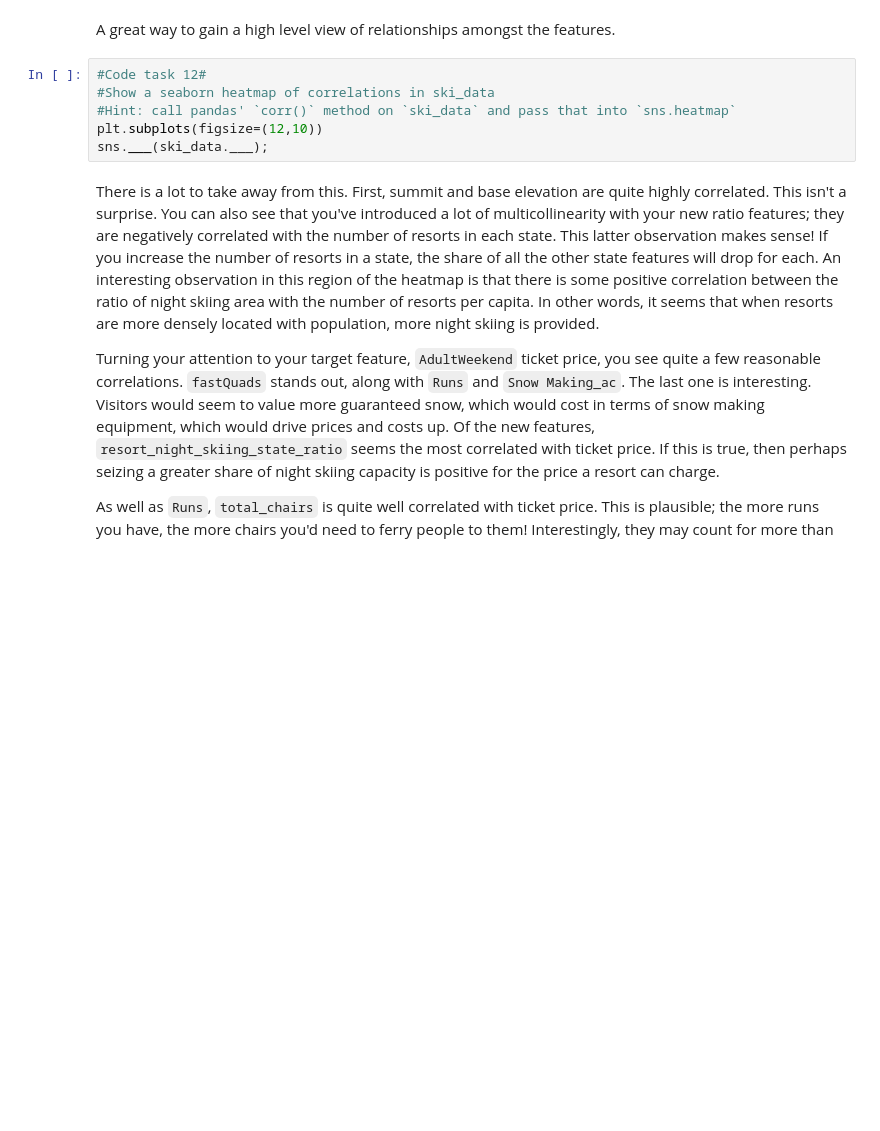
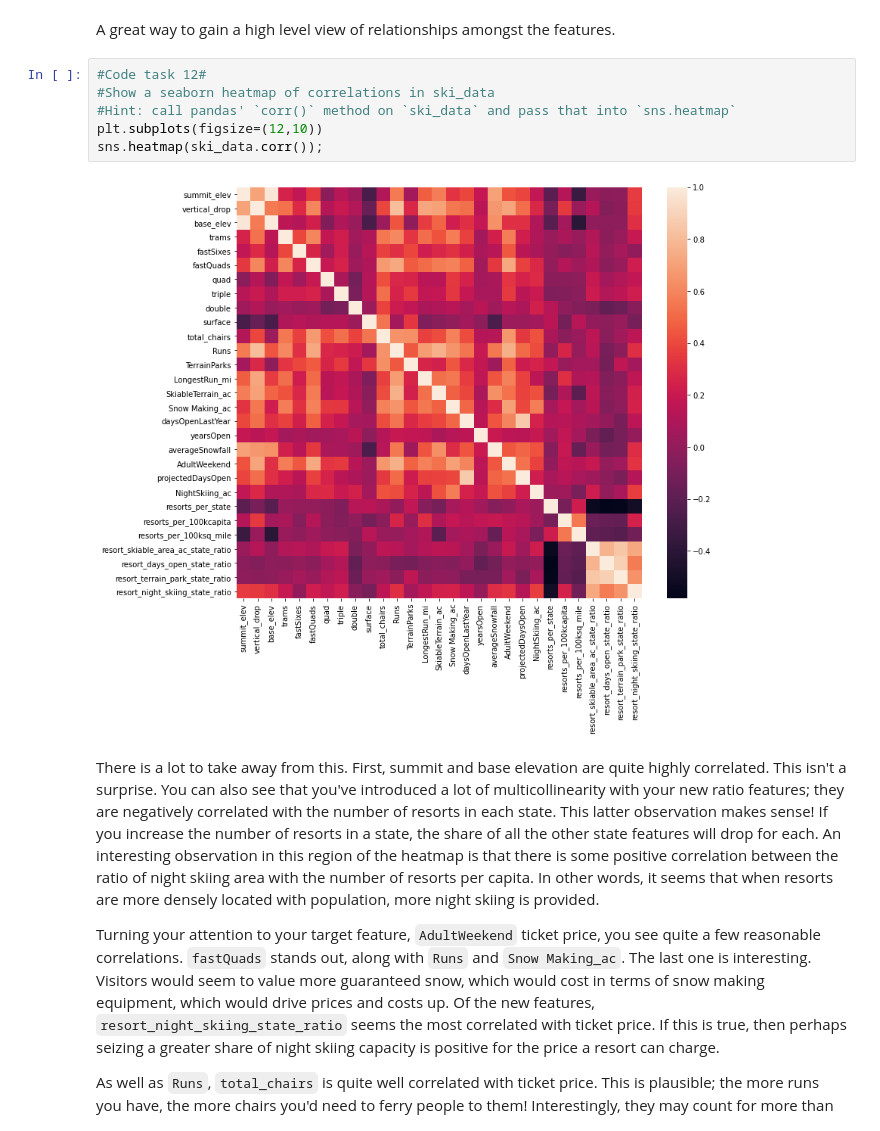
Before and after one commit to parkerburchett/DataScienceGuidedCapstone, a Jupyter notebook: Notebooks/03_exploratory_data_analysis.ipynb, the cells around one changed output. Drawn from its saved outputs; the diff is of its cells as text; blank space fills up the shorter version.

```diff
--- a/Notebooks/03_exploratory_data_analysis.ipynb
+++ b/Notebooks/03_exploratory_data_analysis.ipynb
@@ -689,9 +763,11 @@ A great way to gain a high level view of relationships amongst the features.
 # %%
 #Code task 12#
 #Show a seaborn heatmap of correlations in ski_data
 #Hint: call pandas' `corr()` method on `ski_data` and pass that into `sns.heatmap`
 plt.subplots(figsize=(12,10))
-sns.___(ski_data.___);
+sns.heatmap(ski_data.corr());
+# %% [output]
+[figure, added]
 # %% [markdown]
 There is a lot to take away from this. First, summit and base elevation are quite highly correlated. This isn't a surprise. You can also see that you've introduced a lot of multicollinearity with your new ratio features; they are negatively correlated with the number of resorts in each state. This latter observation makes sense! If you increase the number of resorts in a state, the share of all the other state features will drop for each. An interesting observation in this region of the heatmap is that there is some positive correlation between the ratio of night skiing area with the number of resorts per capita. In other words, it seems that when resorts are more densely located with population, more night skiing is provided.
 
```
Also changed, not shown: parts of 22 cells of this notebook.
